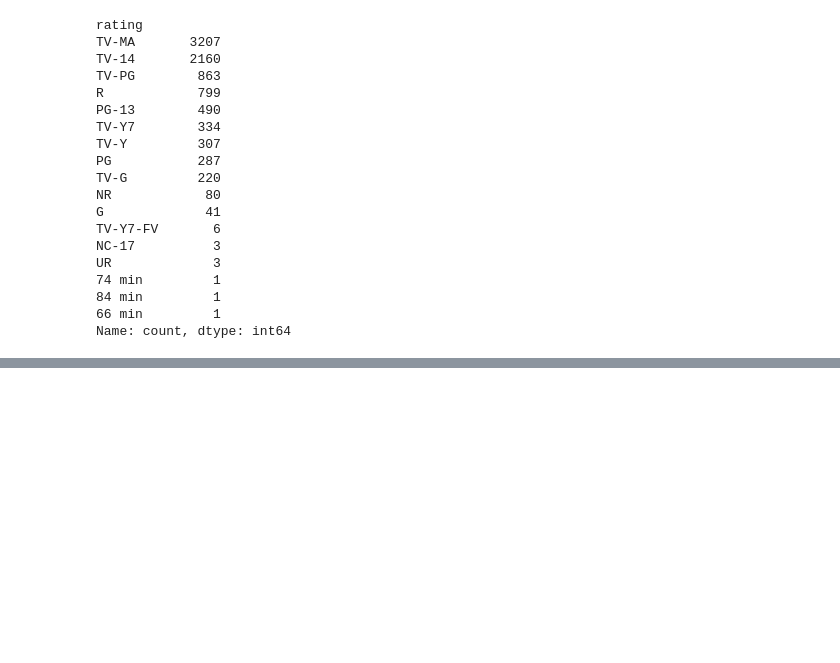
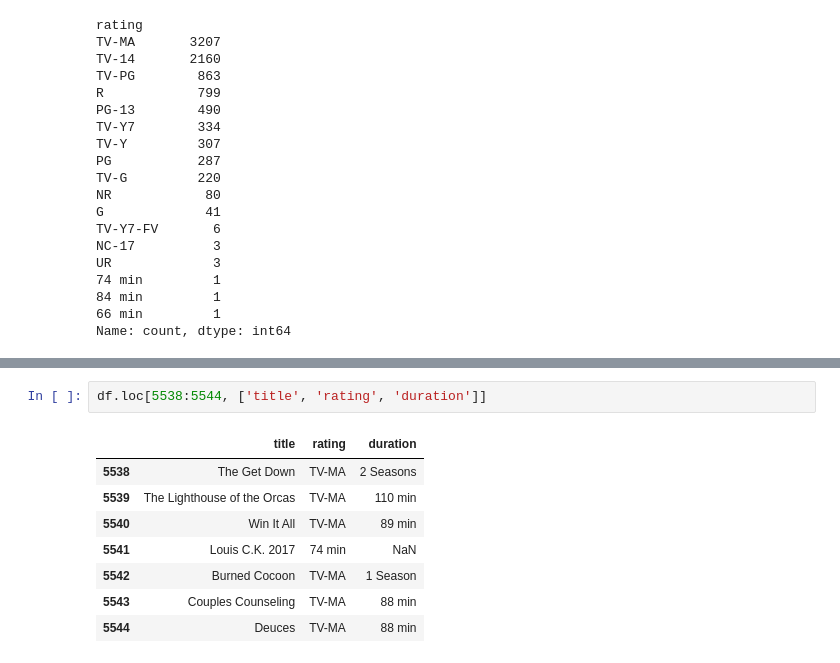
Before and after one commit to RashedTheDeveloper/AI-ML-Learning-Journey, a Jupyter notebook: 02_Data_Analysis_Projects/Netflix_Movies_Analysis/01_Netflix_Movies_Analysis.ipynb, the cells around one changed output, grey strips where cells are left out. Saved outputs shown, nothing was run; the diff lists cells and outputs as text; blank space fills up the shorter version.

```diff
--- a/02_Data_Analysis_Projects/Netflix_Movies_Analysis/01_Netflix_Movies_Analysis.ipynb
+++ b/02_Data_Analysis_Projects/Netflix_Movies_Analysis/01_Netflix_Movies_Analysis.ipynb
@@ -380,0 +422,11 @@ Name: count, dtype: int64
+# %%
+df.loc[5538:5544, ['title', 'rating', 'duration']]
+# %% [output]
+|  | title | rating | duration |
+| 5538 | The Get Down | TV-MA | 2 Seasons |
+| 5539 | The Lighthouse of the Orcas | TV-MA | 110 min |
+| 5540 | Win It All | TV-MA | 89 min |
+| 5541 | Louis C.K. 2017 | 74 min | NaN |
+| 5542 | Burned Cocoon | TV-MA | 1 Season |
+| 5543 | Couples Counseling | TV-MA | 88 min |
+| 5544 | Deuces | TV-MA | 88 min |
```
Also changed, not shown: parts of 13 cells of this notebook.
